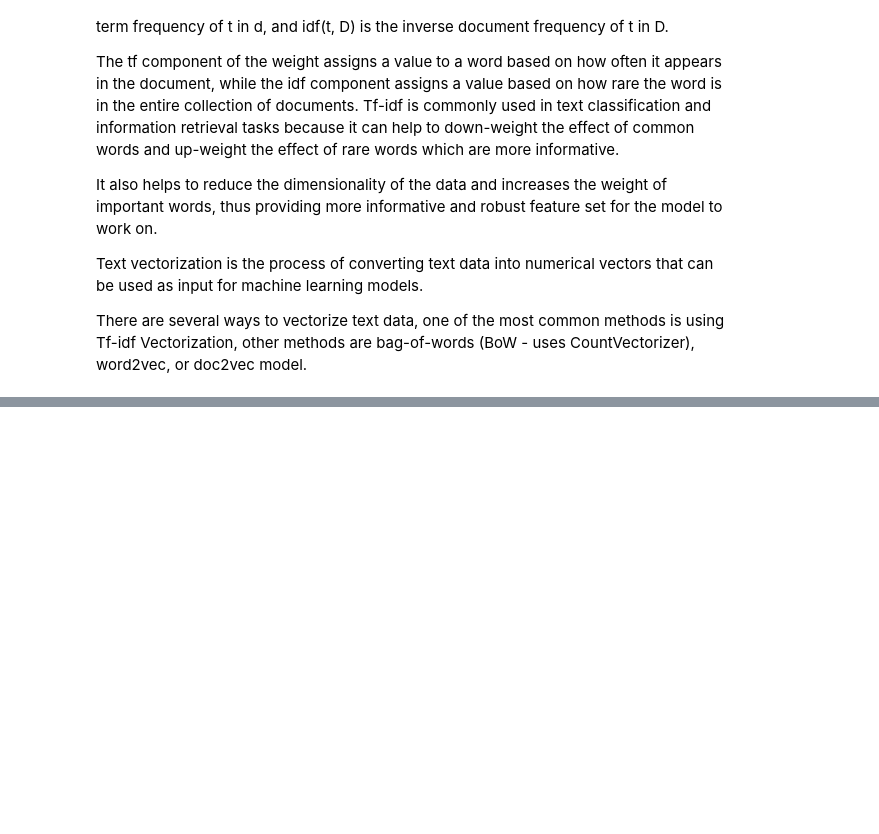
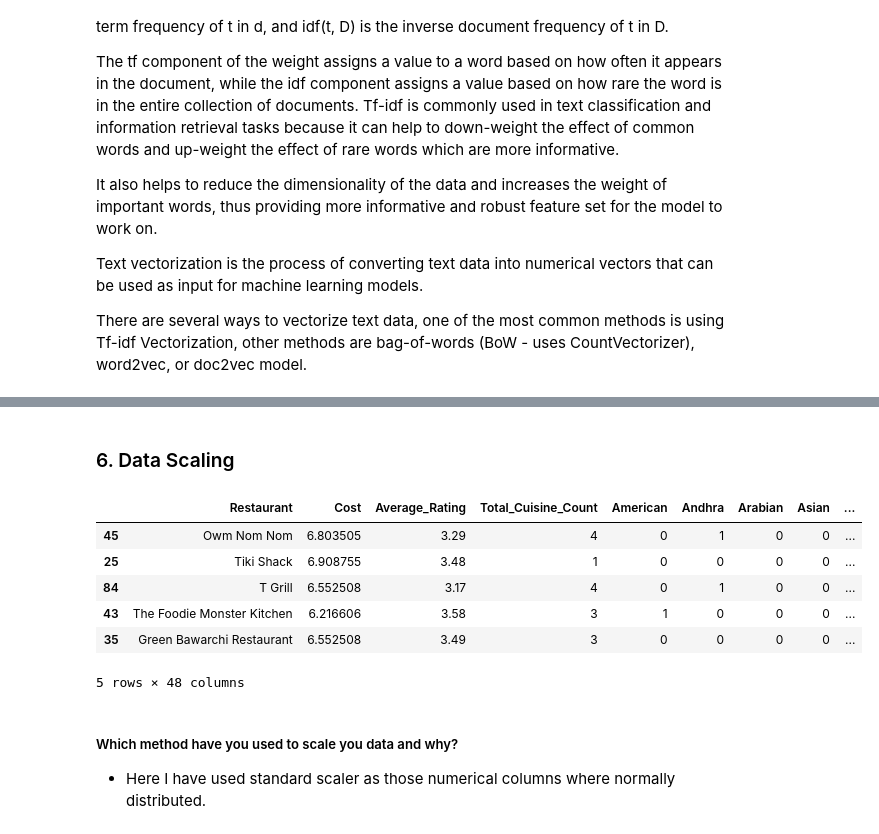
Before and after one commit to Siddharth3271/Advanced-Zomato-Restaurant-Clustering-and-Sentiment-Analysis, a Jupyter notebook: notebook.ipynb, the cells around one changed output, grey strips where cells are left out. Drawn from its saved outputs; the diff is of its cells as text; code cells hidden in the pictures; blank space fills up the shorter version.

```diff
--- a/notebook.ipynb
+++ b/notebook.ipynb
@@ -1967,0 +2072,3 @@ There are several ways to vectorize text data, one of the most common methods is
+# %%
+#dropping cuisine from cluster_dummy
+cluster_dummy = cluster_dummy.drop(columns = ['Cuisines'], axis = 1)
@@ -1967,0 +2211,13 @@ There are several ways to vectorize text data, one of the most common methods is
+# %% [markdown]
+### 6. Data Scaling
+# %%
+# Scaling your data
+cluster_dummy.sample(5)
+# %% [output]
+|  | Restaurant | Cost | Average_Rating | Total_Cuisine_Count | American | Andhra | Arabian | Asian | ... |
+| 45 | Owm Nom Nom | 6.803505 | 3.29 | 4 | 0 | 1 | 0 | 0 | ... |
+| 25 | Tiki Shack | 6.908755 | 3.48 | 1 | 0 | 0 | 0 | 0 | ... |
+| 84 | T Grill | 6.552508 | 3.17 | 4 | 0 | 1 | 0 | 0 | ... |
+| 43 | The Foodie Monster Kitchen | 6.216606 | 3.58 | 3 | 1 | 0 | 0 | 0 | ... |
+| 35 | Green Bawarchi Restaurant | 6.552508 | 3.49 | 3 | 0 | 0 | 0 | 0 | ... |
+5 rows × 48 columns
@@ -1967,0 +2231,4 @@ There are several ways to vectorize text data, one of the most common methods is
+# %% [markdown]
+##### Which method have you used to scale you data and why?
+
+* Here I have used standard scaler as those numerical columns where normally distributed.
```
Also changed, not shown: parts of 37 cells of this notebook.
